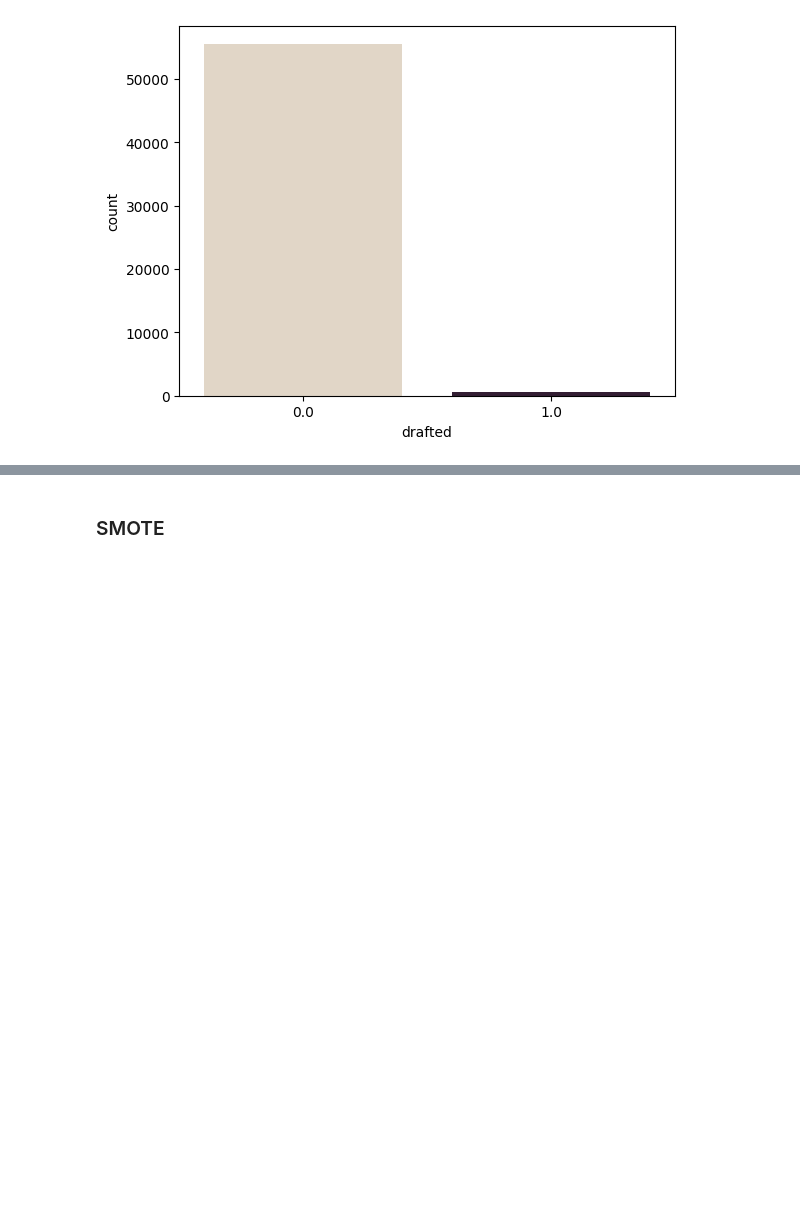
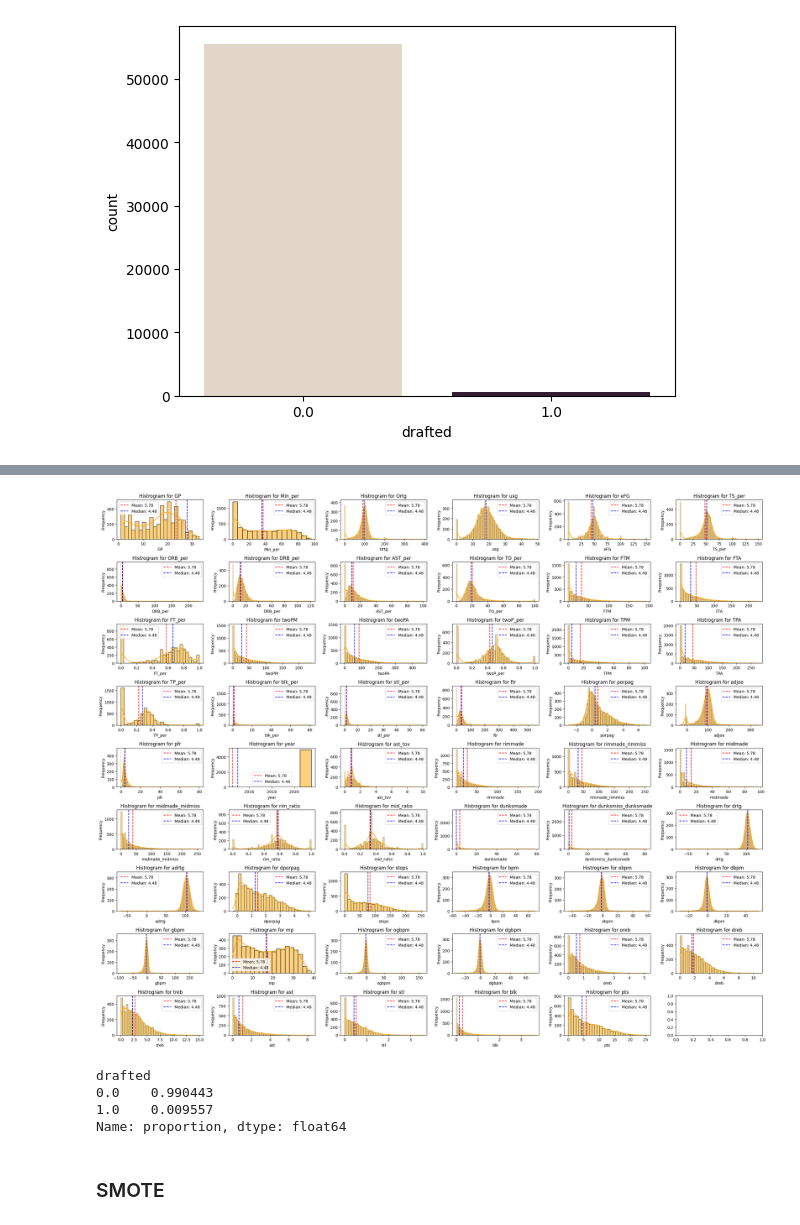
Before and after one commit to chuannarongvat/adv_mla_at1_14229898, a Jupyter notebook: notebooks/chingpayakmon_narongvat-14229898-week1_1.preprocessed.ipynb, the cells around one changed output, grey strips where cells are left out. Drawn from its saved outputs; the diff is of its cells as text; code cells hidden in the pictures; blank space fills up the shorter version.

```diff
--- a/notebooks/chingpayakmon_narongvat-14229898-week1_1.preprocessed.ipynb
+++ b/notebooks/chingpayakmon_narongvat-14229898-week1_1.preprocessed.ipynb
@@ -687,0 +726,25 @@ df_cleaned_test.to_csv('../data/processed/df_cleaned_test.csv', index=False)
+# %%
+fig, axes = plt.subplots(9, 6, figsize=(24, 20))
+axes = [ax for axes_row in axes for ax in axes_row]
+
+for i, c in enumerate(num_cols):
+    sns.histplot(test_df[c], ax=axes[i], kde=True, color='orange')
+
+    mean_train = train_df[c].mean()
+    median_train = train_df[c].median()
+
+    mean_test = test_df[c].mean()
+    median_test = test_df[c].median()
+
+    axes[i].axvline(mean_train, color='red', linestyle='--', label=f"Mean: {mean:.2f}")
+    axes[i].axvline(median_train, color='blue', linestyle='--', label=f"Median: {median:.2f}")
+
+    axes[i].set_title(f'Histrogram for {c}')
+    axes[i].set_xlabel(c)
+    axes[i].set_ylabel('Frequency')
+    axes[i].legend()
+
+plt.tight_layout()
+plt.show()
+# %% [output]
+[figure, added]
@@ -688,3 +773,10 @@ df_cleaned_test.to_csv('../data/processed/df_cleaned_test.csv', index=False)
+# %%
+train_df['drafted'].value_counts(normalize=True)
+# %% [output]
+drafted
+0.0    0.990443
+1.0    0.009557
+Name: proportion, dtype: float64
 # %% [markdown]
 ### SMOTE
 # %%
```
Also changed, not shown: parts of 22 cells of this notebook, 5 other files.
